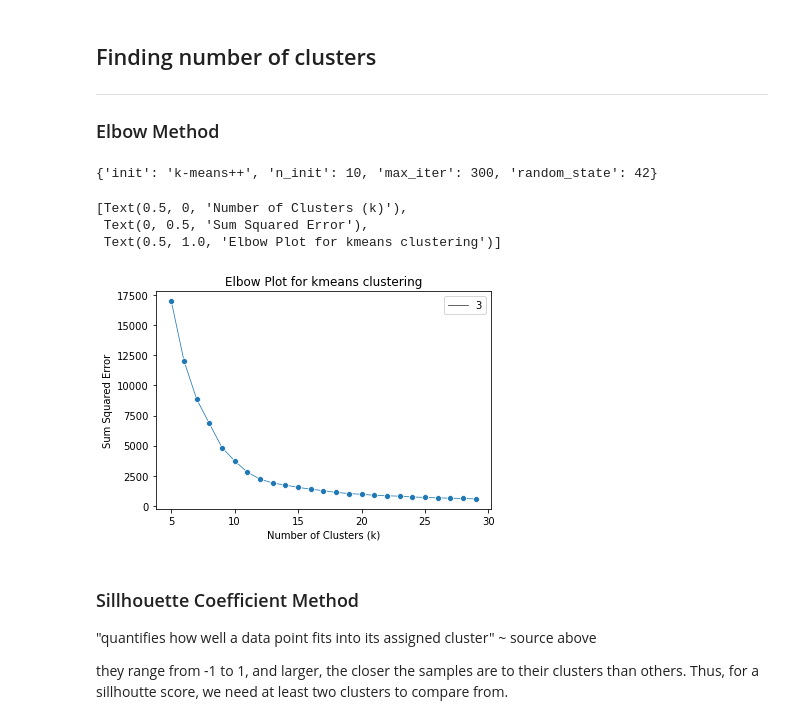
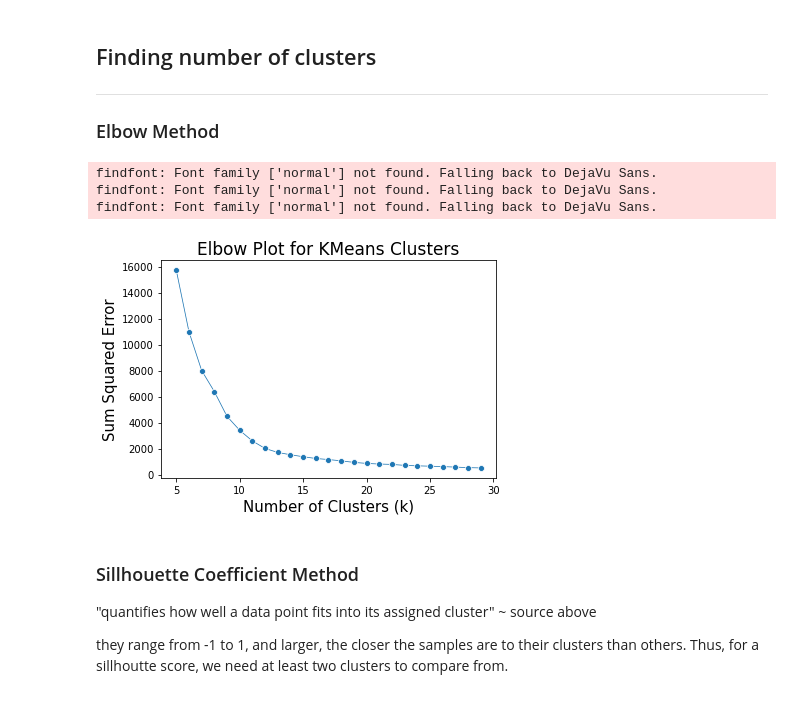
Before and after one commit to vsk-1167/research-5G-transcriptomic-exploration, a Jupyter notebook: clustering_analysis.ipynb, the cells around one changed output. Cells and saved outputs as stored; diff of their text form; code cells hidden in the pictures.

```diff
--- a/clustering_analysis.ipynb
+++ b/clustering_analysis.ipynb
@@ -81,0 +250,27 @@ df_scaled_tpm
+# %%
+# Graph Scores
+
+def plot_scores(scores, x_min, x_max, x_label, y_label, title):
+
+    plt.rc('font', **font)
+
+    # Plot the elbow
+    elbow_plot = sns.lineplot(x=range(x_min, x_max), y=scores,
+                              marker="o", size=3, legend=False)
+
+    elbow_plot.set_xlabel(x_label, fontsize = 15)
+    elbow_plot.set_ylabel(y_label, fontsize = 15)
+    elbow_plot.set_title(title, fontsize = 17)
+# %%
+# Elbow Method
+
+# Sum of squared error --> evaluate the qualuty of the clusters
+def elbow_method(df_scaled_tpm, x_min = 5, x_max = 30):
+    sum_squared_error = []
+
+    for k_cluster_num in range(x_min, x_max):
+        kmeans = KMeans(n_clusters=k_cluster_num, **kwargs_for_kmeans)
+        kmeans.fit(df_scaled_tpm)
+        sum_squared_error.append(kmeans.inertia_)
+
+    return sum_squared_error
@@ -118,40 +471,19 @@ fitted.inertia_
 ***
 
 ### Elbow Method
-# %%
-# variable-length argument list: keeps track of constant kmeans properties
-
-kwargs_for_kmeans = {
-            "init" : "k-means++",
-            "n_init" : 10,
-            "max_iter" : 300,
-            "random_state" : 42}
-kwargs_for_kmeans
-# %% [output]
-{'init': 'k-means++', 'n_init': 10, 'max_iter': 300, 'random_state': 42}
-# %%
-# Sum of squared error --> evaluate the qualuty of the clusters
-sum_squared_error = []
-
-for k_cluster_num in range(5, 30):
-    kmeans = KMeans(n_clusters=k_cluster_num, **kwargs_for_kmeans)
-    kmeans.fit(df_scaled_tpm)
-    sum_squared_error.append(kmeans.inertia_)
-# %%
-# Plot the elbow
-elbow_plot = sns.lineplot(x = range(5, 30), y = sum_squared_error,
-                          marker="o", size=3)
-
-elbow_plot.set(xlabel = "Number of Clusters (k)", ylabel =
-               "Sum Squared Error", title = "Elbow Plot for KMeans Clusters")
-
-# NOTE: for programmatic detection of the elbow point, the "kneed" package
-#        can be of use!
-# %% [output]
-[Text(0.5, 0, 'Number of Clusters (k)'),
- Text(0, 0.5, 'Sum Squared Error'),
- Text(0.5, 1.0, 'Elbow Plot for kmeans clustering')]
-[figure, removed]
+# %%
+sum_squared_error = elbow_method(df_scaled_tpm)
+plot_scores(scores=sum_squared_error,
+            x_min = 5,
+            x_max = 30,
+            x_label = "Number of Clusters (k)",
+            y_label = "Sum Squared Error",
+            title = "Elbow Plot for KMeans Clusters")
+# %% [output]
+findfont: Font family ['normal'] not found. Falling back to DejaVu Sans.
+findfont: Font family ['normal'] not found. Falling back to DejaVu Sans.
+findfont: Font family ['normal'] not found. Falling back to DejaVu Sans.
+[figure, added]
 # %% [markdown]
 ### Sillhouette Coefficient Method
 
```
Also changed, not shown: parts of 103 cells of this notebook, 35 other files.
